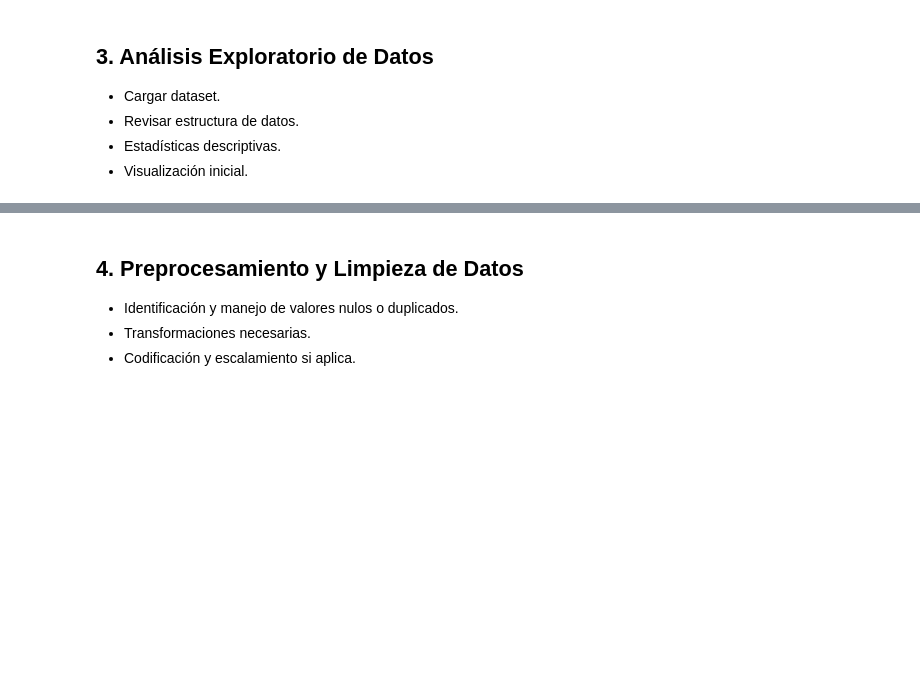
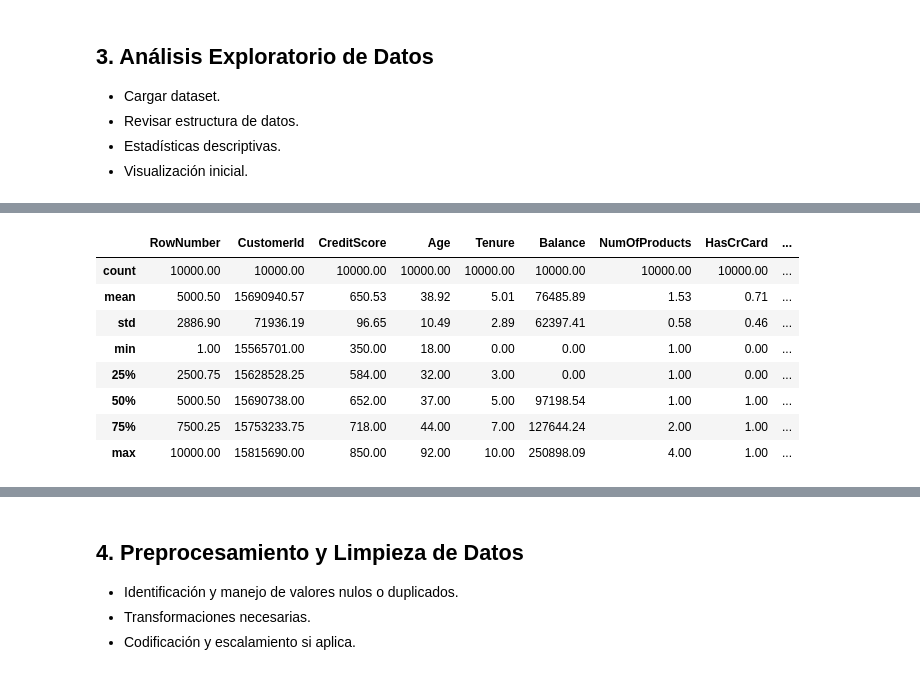
Before and after one commit to DarkinMC/CustomerChurn_Prediction_BankingSector_1AN-213_HAN_G4, a Jupyter notebook: Bank_customer_churn_pred.ipynb, the cells around one changed output, grey strips where cells are left out. Cells and saved outputs as stored; diff of their text form; code cells hidden in the pictures; blank space fills up the shorter version.

```diff
--- a/Bank_customer_churn_pred.ipynb
+++ b/Bank_customer_churn_pred.ipynb
@@ -58,0 +108,14 @@ a
+# %%
+# Estadísticas generales del dataset
+styled_stats = df.describe().style.format(precision=2)
+styled_stats
+# %% [output]
+|  | RowNumber | CustomerId | CreditScore | Age | Tenure | Balance | NumOfProducts | HasCrCard | ... |
+| count | 10000.00 | 10000.00 | 10000.00 | 10000.00 | 10000.00 | 10000.00 | 10000.00 | 10000.00 | ... |
+| mean | 5000.50 | 15690940.57 | 650.53 | 38.92 | 5.01 | 76485.89 | 1.53 | 0.71 | ... |
+| std | 2886.90 | 71936.19 | 96.65 | 10.49 | 2.89 | 62397.41 | 0.58 | 0.46 | ... |
+| min | 1.00 | 15565701.00 | 350.00 | 18.00 | 0.00 | 0.00 | 1.00 | 0.00 | ... |
+| 25% | 2500.75 | 15628528.25 | 584.00 | 32.00 | 3.00 | 0.00 | 1.00 | 0.00 | ... |
+| 50% | 5000.50 | 15690738.00 | 652.00 | 37.00 | 5.00 | 97198.54 | 1.00 | 1.00 | ... |
+| 75% | 7500.25 | 15753233.75 | 718.00 | 44.00 | 7.00 | 127644.24 | 2.00 | 1.00 | ... |
+| max | 10000.00 | 15815690.00 | 850.00 | 92.00 | 10.00 | 250898.09 | 4.00 | 1.00 | ... |
```
Also changed, not shown: parts of 4 cells of this notebook, 1 other file.
